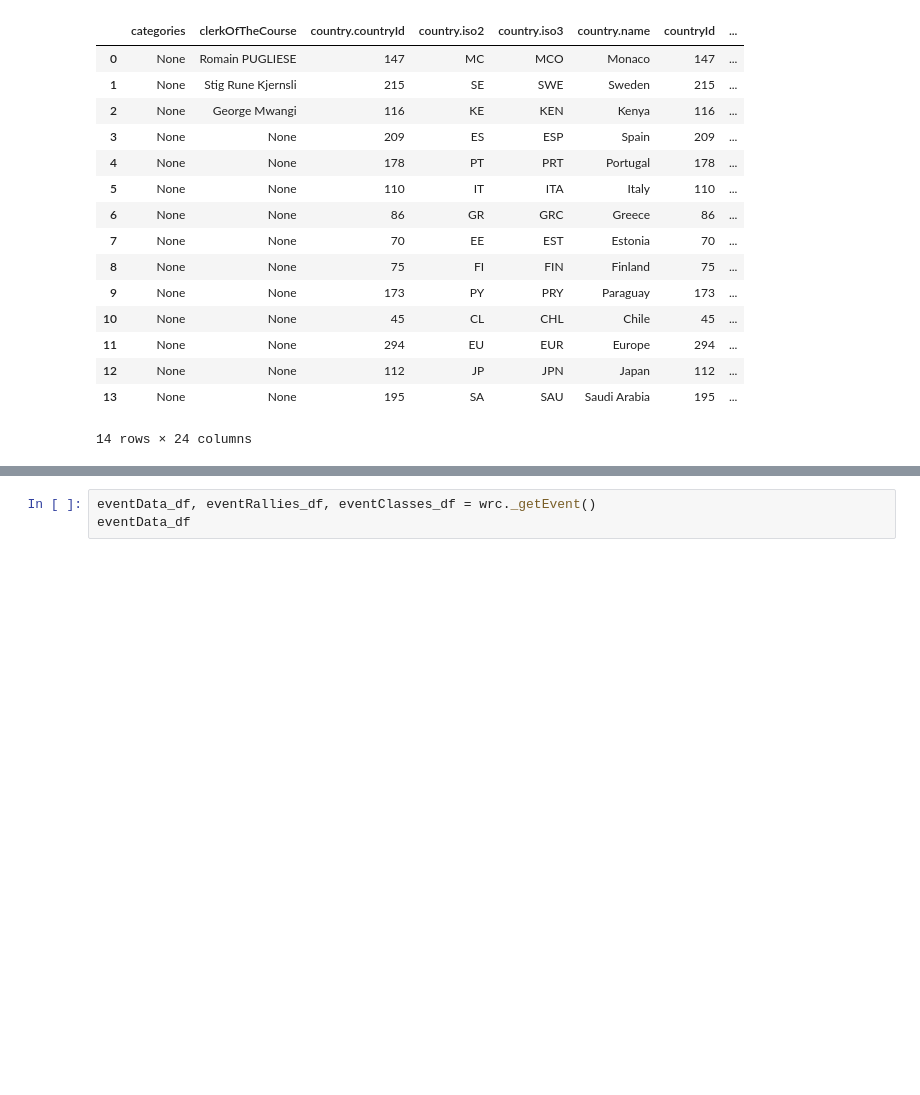
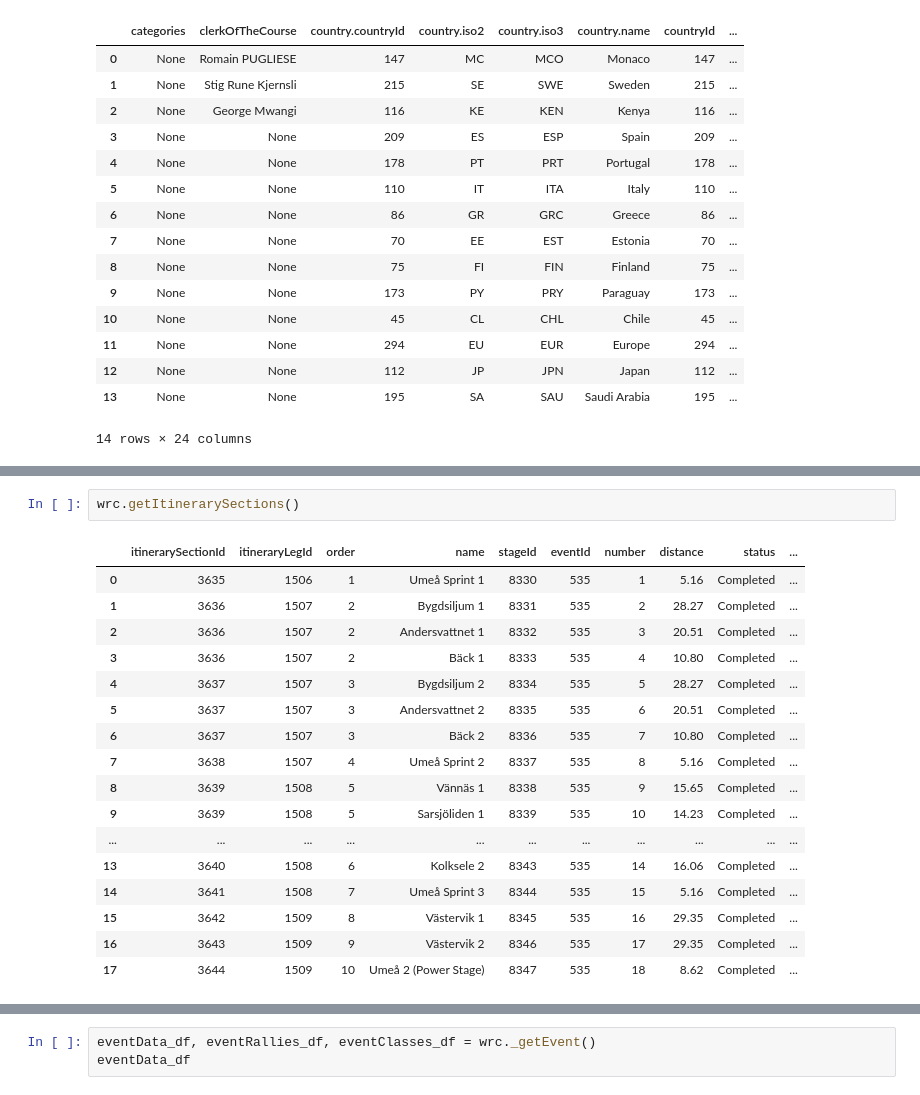
Before and after one commit to RallyDataJunkie/wrc-shinylive, a Jupyter notebook: src/shinyapp/.newRedBullAPI.ipynb, the cells around one changed output, grey strips where cells are left out. Cells and saved outputs as stored; diff of their text form; blank space fills up the shorter version.

```diff
--- a/src/shinyapp/.newRedBullAPI.ipynb
+++ b/src/shinyapp/.newRedBullAPI.ipynb
@@ -914,0 +1087,20 @@ https://p-p.redbull.com/rb-wrccom-lintegration-yv-prod/api/events/535/rallies/58
+# %%
+wrc.getItinerarySections()
+# %% [output]
+|  | itinerarySectionId | itineraryLegId | order | name | stageId | eventId | number | distance | status | ... |
+| 0 | 3635 | 1506 | 1 | Umeå Sprint 1 | 8330 | 535 | 1 | 5.16 | Completed | ... |
+| 1 | 3636 | 1507 | 2 | Bygdsiljum 1 | 8331 | 535 | 2 | 28.27 | Completed | ... |
+| 2 | 3636 | 1507 | 2 | Andersvattnet 1 | 8332 | 535 | 3 | 20.51 | Completed | ... |
+| 3 | 3636 | 1507 | 2 | Bäck 1 | 8333 | 535 | 4 | 10.80 | Completed | ... |
+| 4 | 3637 | 1507 | 3 | Bygdsiljum 2 | 8334 | 535 | 5 | 28.27 | Completed | ... |
+| 5 | 3637 | 1507 | 3 | Andersvattnet 2 | 8335 | 535 | 6 | 20.51 | Completed | ... |
+| 6 | 3637 | 1507 | 3 | Bäck 2 | 8336 | 535 | 7 | 10.80 | Completed | ... |
+| 7 | 3638 | 1507 | 4 | Umeå Sprint 2 | 8337 | 535 | 8 | 5.16 | Completed | ... |
+| 8 | 3639 | 1508 | 5 | Vännäs 1 | 8338 | 535 | 9 | 15.65 | Completed | ... |
+| 9 | 3639 | 1508 | 5 | Sarsjöliden 1 | 8339 | 535 | 10 | 14.23 | Completed | ... |
+| ... | ... | ... | ... | ... | ... | ... | ... | ... | ... | ... |
+| 13 | 3640 | 1508 | 6 | Kolksele 2 | 8343 | 535 | 14 | 16.06 | Completed | ... |
+| 14 | 3641 | 1508 | 7 | Umeå Sprint 3 | 8344 | 535 | 15 | 5.16 | Completed | ... |
+| 15 | 3642 | 1509 | 8 | Västervik 1 | 8345 | 535 | 16 | 29.35 | Completed | ... |
+| 16 | 3643 | 1509 | 9 | Västervik 2 | 8346 | 535 | 17 | 29.35 | Completed | ... |
+| 17 | 3644 | 1509 | 10 | Umeå 2 (Power Stage) | 8347 | 535 | 18 | 8.62 | Completed | ... |
```
Also changed, not shown: parts of 35 cells of this notebook, 1 other file.
